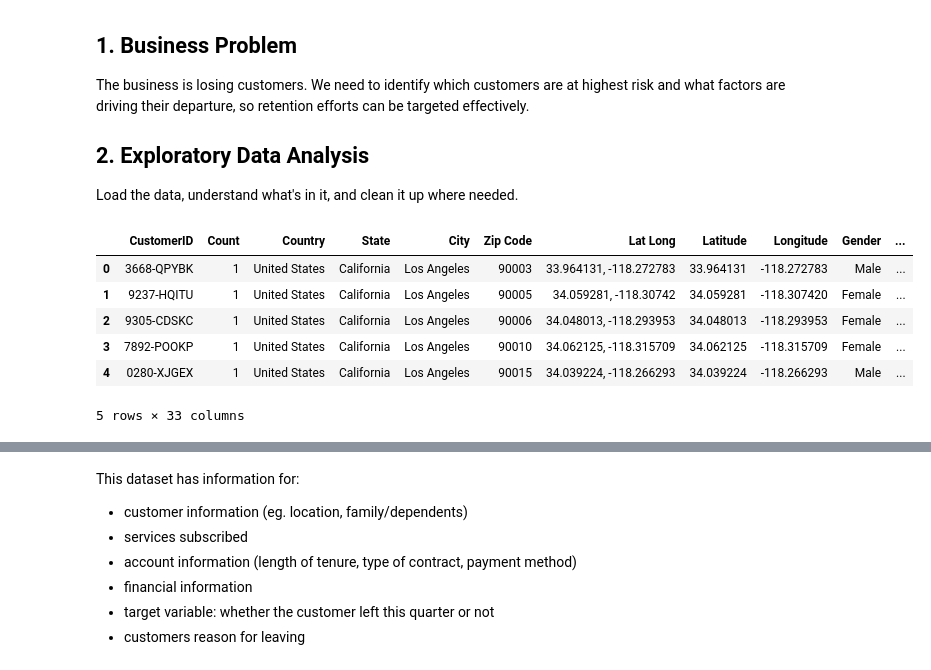
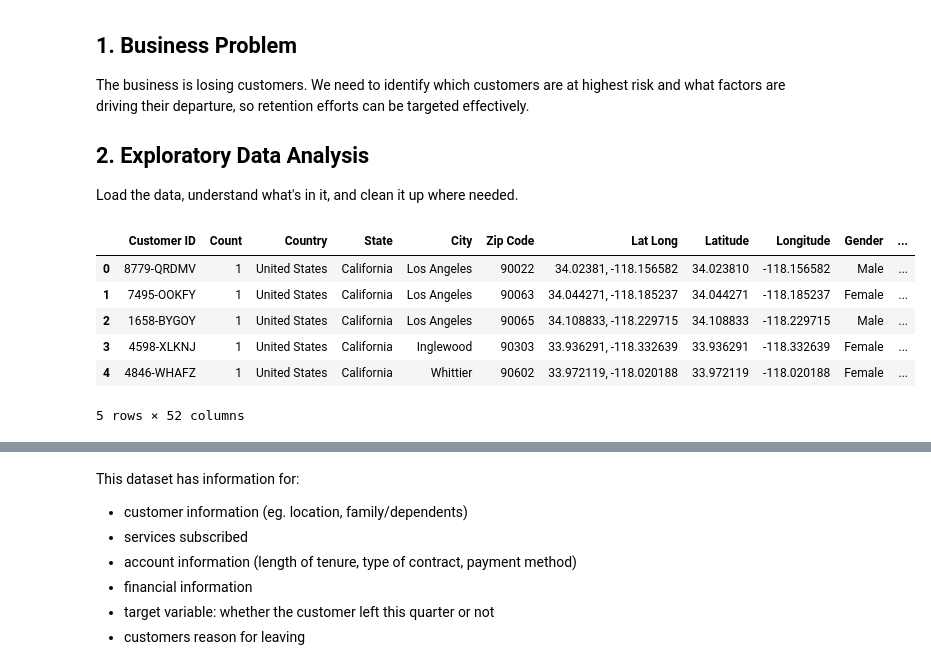
Before and after one commit to jma199/telco-customer-churn, a Jupyter notebook: Customer_Churn_EDA.ipynb, the cells around one changed output, grey strips where cells are left out. Saved outputs shown, nothing was run; the diff lists cells and outputs as text; code cells hidden in the pictures.

```diff
--- a/Customer_Churn_EDA.ipynb
+++ b/Customer_Churn_EDA.ipynb
@@ -22,16 +22,16 @@ import matplotlib.ticker as mtick
 import seaborn as sns
 from scipy.stats import chi2_contingency
 # %%
-df = pd.read_excel('Telco_customer_churn.xlsx')
+df = pd.read_excel('Telco_customer_churn(1) no pop.xlsx')
 df.head()
 # %% [output]
-|  | CustomerID | Count | Country | State | City | Zip Code | Lat Long | Latitude | Longitude | Gender | ... |
-| 0 | 3668-QPYBK | 1 | United States | California | Los Angeles | 90003 | 33.964131, -118.272783 | 33.964131 | -118.272783 | Male | ... |
-| 1 | 9237-HQITU | 1 | United States | California | Los Angeles | 90005 | 34.059281, -118.30742 | 34.059281 | -118.307420 | Female | ... |
-| 2 | 9305-CDSKC | 1 | United States | California | Los Angeles | 90006 | 34.048013, -118.293953 | 34.048013 | -118.293953 | Female | ... |
-| 3 | 7892-POOKP | 1 | United States | California | Los Angeles | 90010 | 34.062125, -118.315709 | 34.062125 | -118.315709 | Female | ... |
-| 4 | 0280-XJGEX | 1 | United States | California | Los Angeles | 90015 | 34.039224, -118.266293 | 34.039224 | -118.266293 | Male | ... |
+|  | Customer ID | Count | Country | State | City | Zip Code | Lat Long | Latitude | Longitude | Gender | ... |
+| 0 | 8779-QRDMV | 1 | United States | California | Los Angeles | 90022 | 34.02381, -118.156582 | 34.023810 | -118.156582 | Male | ... |
+| 1 | 7495-OOKFY | 1 | United States | California | Los Angeles | 90063 | 34.044271, -118.185237 | 34.044271 | -118.185237 | Female | ... |
+| 2 | 1658-BYGOY | 1 | United States | California | Los Angeles | 90065 | 34.108833, -118.229715 | 34.108833 | -118.229715 | Male | ... |
+| 3 | 4598-XLKNJ | 1 | United States | California | Inglewood | 90303 | 33.936291, -118.332639 | 33.936291 | -118.332639 | Female | ... |
+| 4 | 4846-WHAFZ | 1 | United States | California | Whittier | 90602 | 33.972119, -118.020188 | 33.972119 | -118.020188 | Female | ... |
-5 rows × 33 columns
+5 rows × 52 columns
 # %%
 # List of all column headers
 df.info()
```
Also changed, not shown: parts of 24 cells of this notebook.
